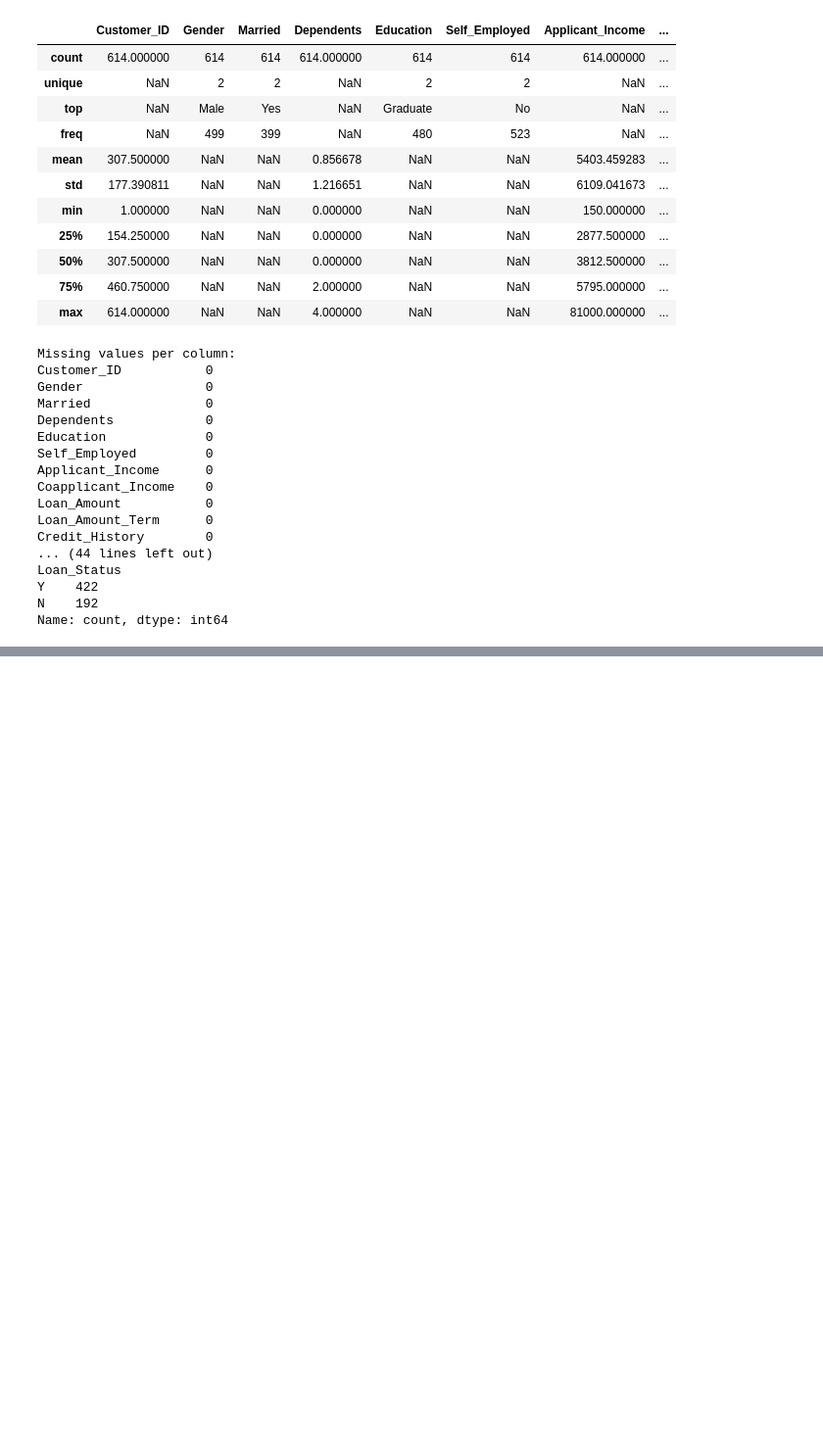
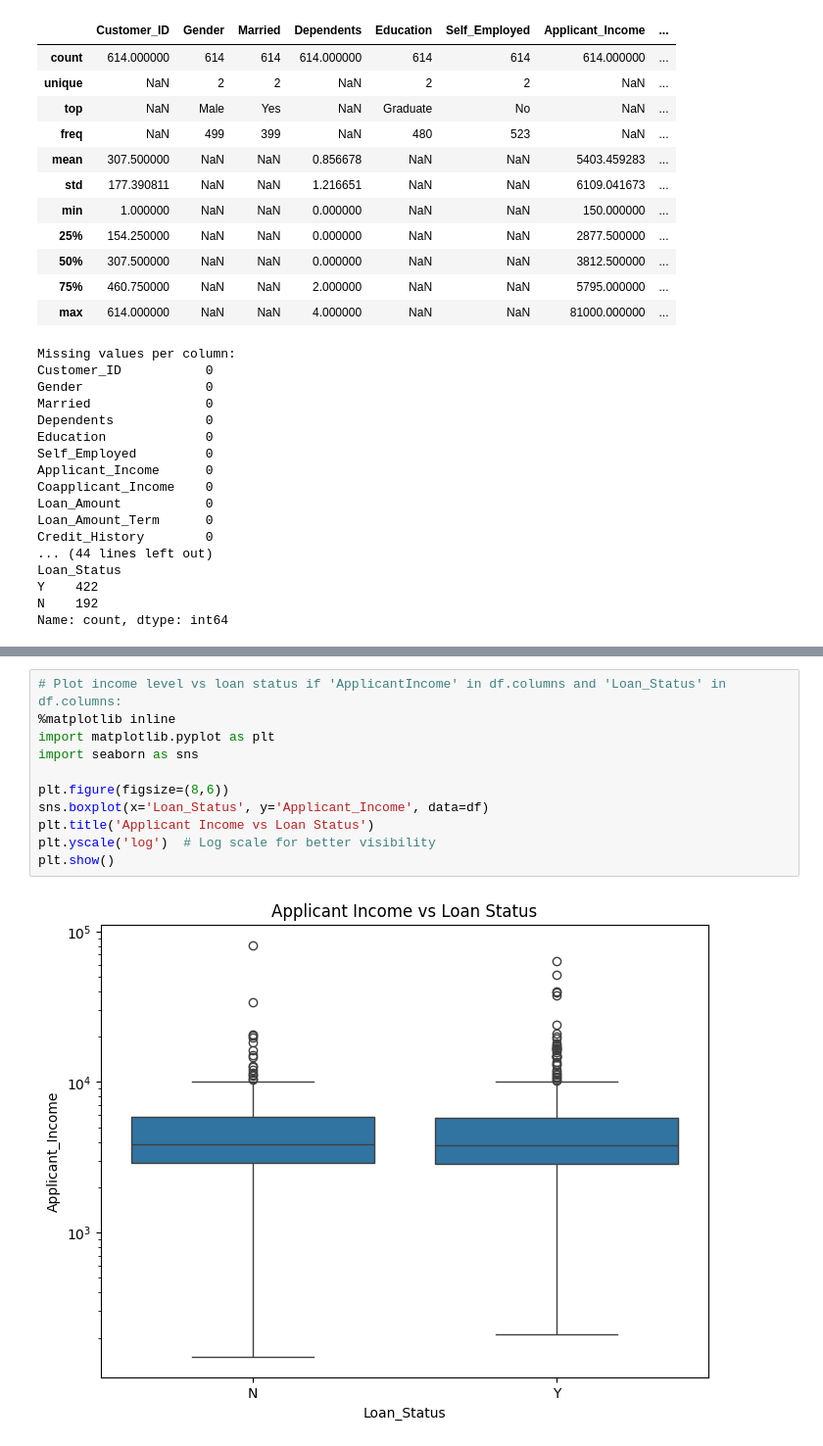
Before and after one commit to CRByrnes04/DS3010-Final-Project, a Jupyter notebook: data-exploration.ipynb, the cells around one changed output, grey strips where cells are left out. Shown at 98% size. Saved outputs shown, nothing was run; the diff lists cells and outputs as text; blank space fills up the shorter version.

```diff
--- a/loan-eligibility-prediction.ipynb
+++ b/data-exploration.ipynb
@@ -105,0 +126,13 @@ Name: count, dtype: int64
+# %%
+# Plot income level vs loan status if 'ApplicantIncome' in df.columns and 'Loan_Status' in df.columns:
+%matplotlib inline
+import matplotlib.pyplot as plt
+import seaborn as sns
+
+plt.figure(figsize=(8,6))
+sns.boxplot(x='Loan_Status', y='Applicant_Income', data=df)
+plt.title('Applicant Income vs Loan Status')
+plt.yscale('log')  # Log scale for better visibility
+plt.show()
+# %% [output]
+[figure, added]
```
Also changed, not shown: parts of 3 cells of this notebook, 1 other file.
